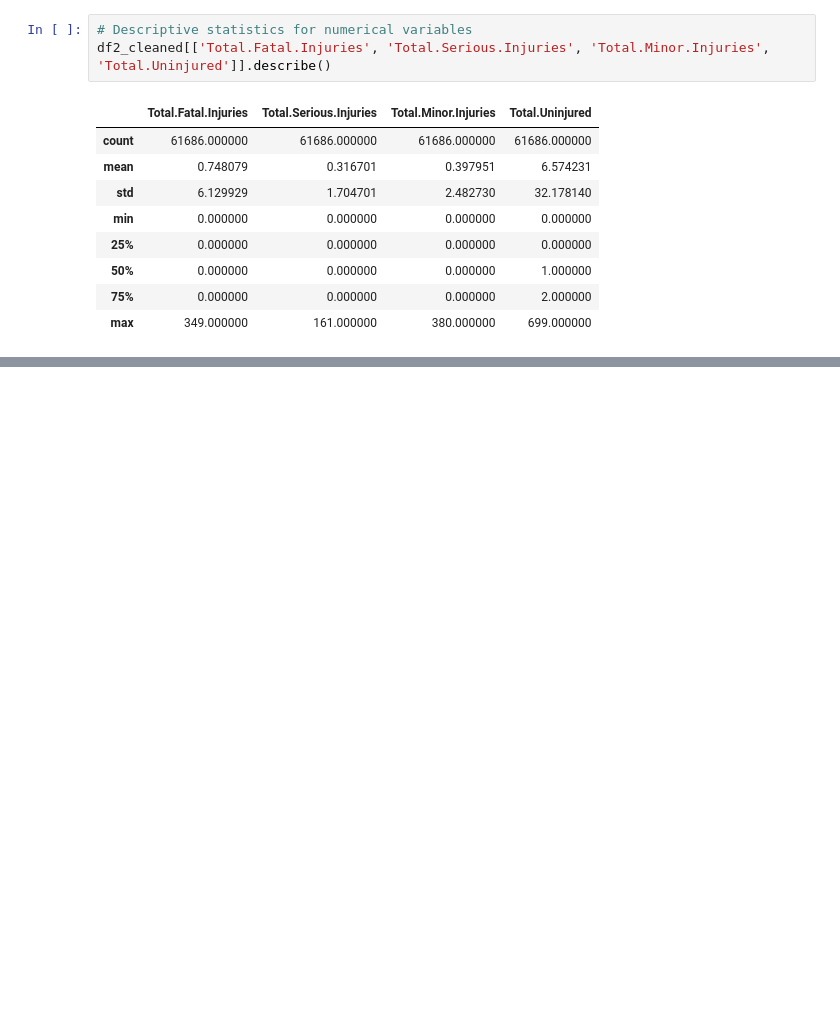
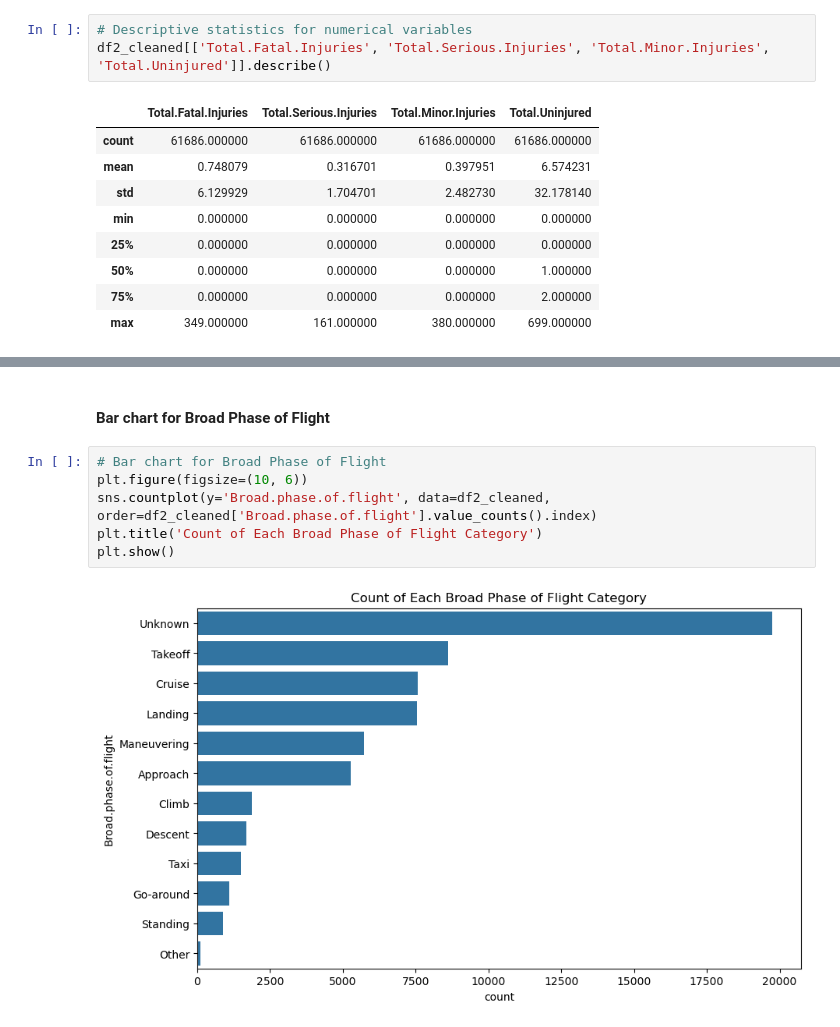
Before and after one commit to IdrisFallout/AviationResearch, a Jupyter notebook: index.ipynb, the cells around one changed output, grey strips where cells are left out. Drawn from its saved outputs; the diff is of its cells as text; blank space fills up the shorter version.

```diff
--- a/index.ipynb
+++ b/index.ipynb
@@ -319,0 +353,10 @@ df2_cleaned[['Total.Fatal.Injuries', 'Total.Serious.Injuries', 'Total.Minor.Inju
+# %% [markdown]
+#### Bar chart for Broad Phase of Flight
+# %%
+# Bar chart for Broad Phase of Flight
+plt.figure(figsize=(10, 6))
+sns.countplot(y='Broad.phase.of.flight', data=df2_cleaned, order=df2_cleaned['Broad.phase.of.flight'].value_counts().index)
+plt.title('Count of Each Broad Phase of Flight Category')
+plt.show()
+# %% [output]
+[figure, added]
```
Also changed, not shown: parts of 10 cells of this notebook.
